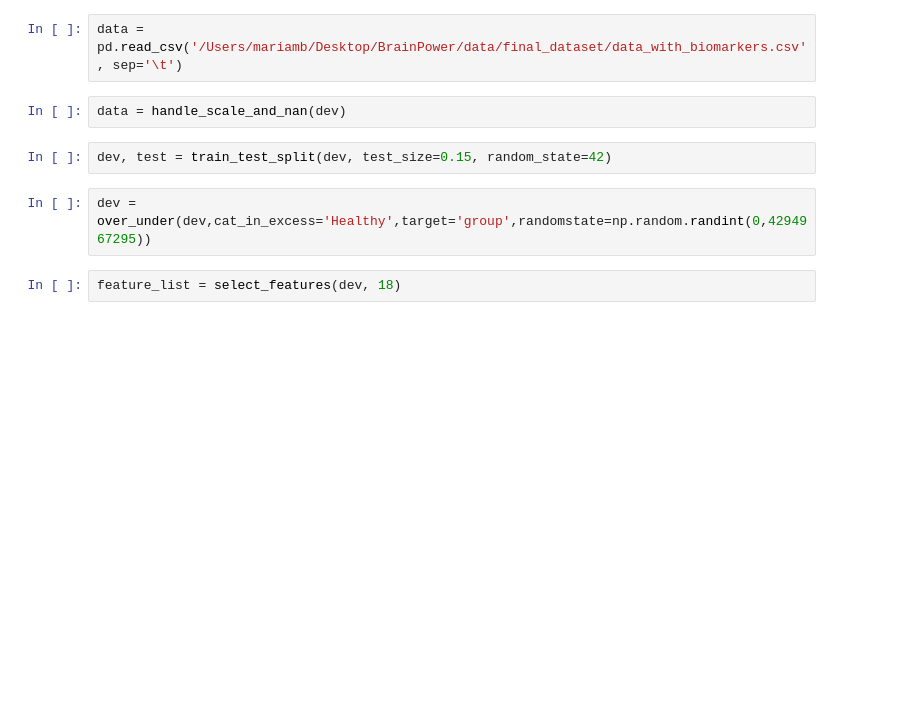
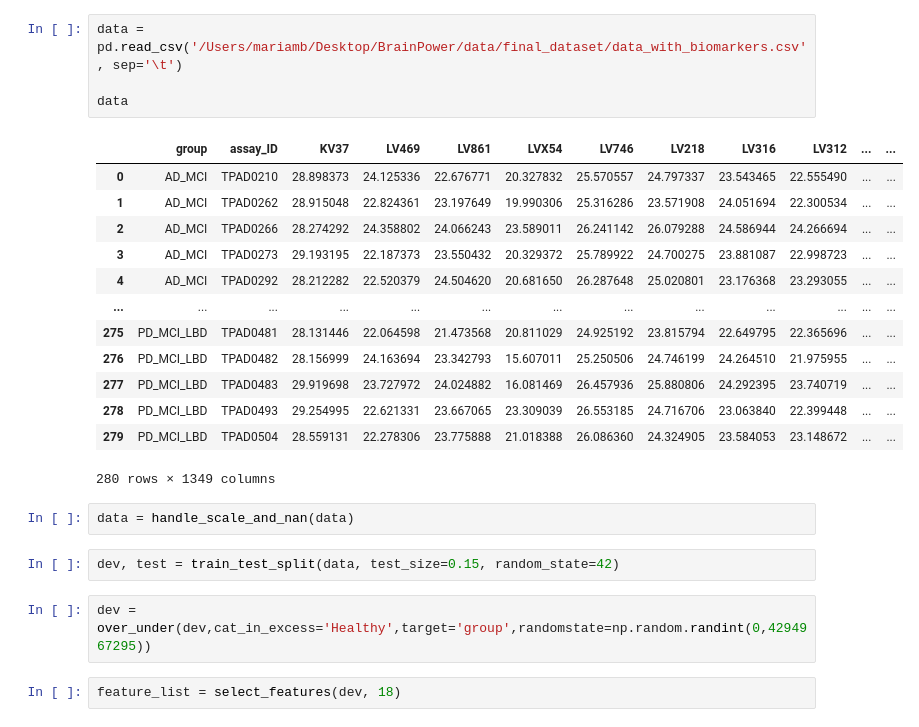
Before and after one commit to BrainPowerChemE/BrainPower, a Jupyter notebook: brainpower/example_notebooks/automation.ipynb, the cells around one changed output. Drawn from its saved outputs; the diff is of its cells as text; blank space fills up the shorter version.

```diff
--- a/brainpower/example_notebooks/automation.ipynb
+++ b/brainpower/example_notebooks/automation.ipynb
@@ -219,9 +238,25 @@ def make_confusion_mtrx(dev, df_test, feature_list=None):
 # %%
 data = pd.read_csv('/Users/mariamb/Desktop/BrainPower/data/final_dataset/data_with_biomarkers.csv', sep='\t')
+
+data
+# %% [output]
+|  | group | assay_ID | KV37 | LV469 | LV861 | LVX54 | LV746 | LV218 | LV316 | LV312 | ... | ... |
+| 0 | AD_MCI | TPAD0210 | 28.898373 | 24.125336 | 22.676771 | 20.327832 | 25.570557 | 24.797337 | 23.543465 | 22.555490 | ... | ... |
+| 1 | AD_MCI | TPAD0262 | 28.915048 | 22.824361 | 23.197649 | 19.990306 | 25.316286 | 23.571908 | 24.051694 | 22.300534 | ... | ... |
+| 2 | AD_MCI | TPAD0266 | 28.274292 | 24.358802 | 24.066243 | 23.589011 | 26.241142 | 26.079288 | 24.586944 | 24.266694 | ... | ... |
+| 3 | AD_MCI | TPAD0273 | 29.193195 | 22.187373 | 23.550432 | 20.329372 | 25.789922 | 24.700275 | 23.881087 | 22.998723 | ... | ... |
+| 4 | AD_MCI | TPAD0292 | 28.212282 | 22.520379 | 24.504620 | 20.681650 | 26.287648 | 25.020801 | 23.176368 | 23.293055 | ... | ... |
+| ... | ... | ... | ... | ... | ... | ... | ... | ... | ... | ... | ... | ... |
+| 275 | PD_MCI_LBD | TPAD0481 | 28.131446 | 22.064598 | 21.473568 | 20.811029 | 24.925192 | 23.815794 | 22.649795 | 22.365696 | ... | ... |
+| 276 | PD_MCI_LBD | TPAD0482 | 28.156999 | 24.163694 | 23.342793 | 15.607011 | 25.250506 | 24.746199 | 24.264510 | 21.975955 | ... | ... |
+| 277 | PD_MCI_LBD | TPAD0483 | 29.919698 | 23.727972 | 24.024882 | 16.081469 | 26.457936 | 25.880806 | 24.292395 | 23.740719 | ... | ... |
+| 278 | PD_MCI_LBD | TPAD0493 | 29.254995 | 22.621331 | 23.667065 | 23.309039 | 26.553185 | 24.716706 | 23.063840 | 22.399448 | ... | ... |
+| 279 | PD_MCI_LBD | TPAD0504 | 28.559131 | 22.278306 | 23.775888 | 21.018388 | 26.086360 | 24.324905 | 23.584053 | 23.148672 | ... | ... |
+280 rows × 1349 columns
 # %%
-data = handle_scale_and_nan(dev)
+data = handle_scale_and_nan(data)
 # %%
-dev, test = train_test_split(dev, test_size=0.15, random_state=42)
+dev, test = train_test_split(data, test_size=0.15, random_state=42)
 # %%
 dev = over_under(dev,cat_in_excess='Healthy',target='group',randomstate=np.random.randint(0,4294967295))
 # %%
```
Also changed, not shown: parts of 9 cells of this notebook, 5 other files.
